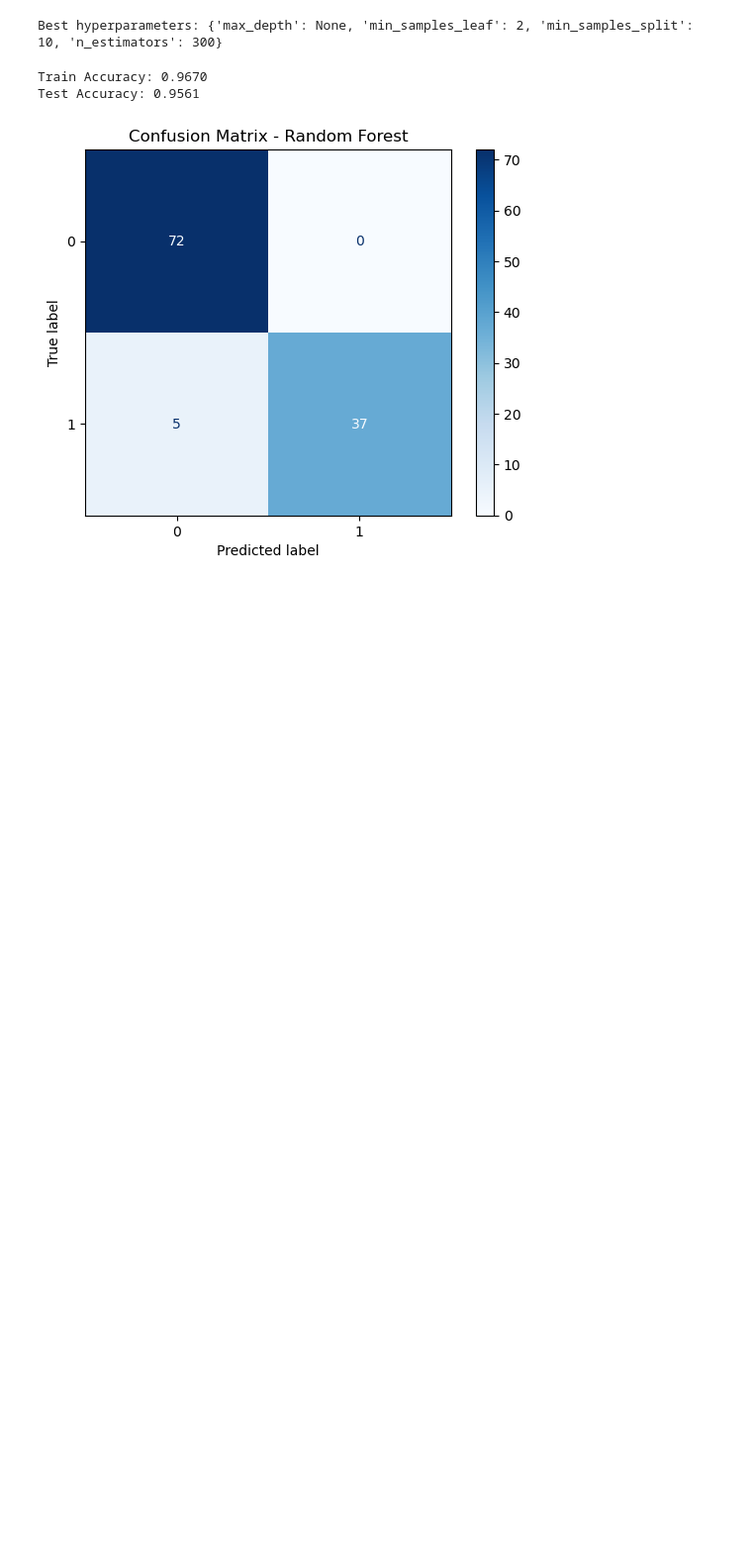
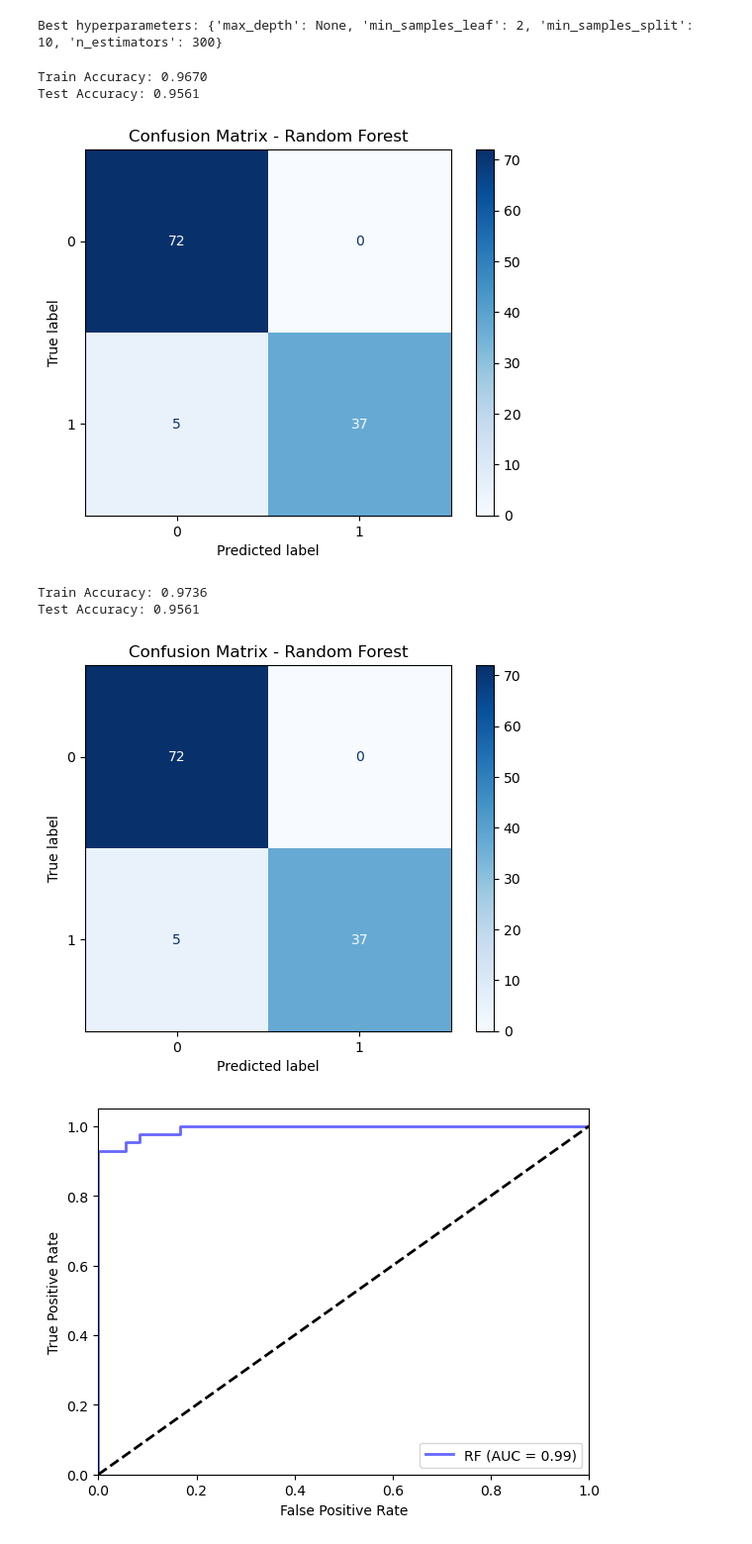
Before and after one commit to ninacunha/DataScienceGeneExpression, a Jupyter notebook: randomforest2.ipynb, the cells around one changed output. Shown at 99% size. Cells and saved outputs as stored; diff of their text form; code cells hidden in the pictures; blank space fills up the shorter version.

```diff
--- a/randomforest2.ipynb
+++ b/randomforest2.ipynb
@@ -140,3 +140,63 @@ plt.show()
 Train Accuracy: 0.9670
 Test Accuracy: 0.9561
 [figure]
+# %%
+from sklearn.metrics import accuracy_score, confusion_matrix, roc_curve, auc, ConfusionMatrixDisplay
+import matplotlib.pyplot as plt
+from sklearn.ensemble import RandomForestClassifier
+
+# Use the top features to subset the training and test sets
+X_train_top = X_train[top_features]
+X_test_top = X_test[top_features]
+
+# Initialize the RandomForest model with the best hyperparameters
+model = RandomForestClassifier(**best_params)
+
+# Train the model on the whole training set with selected features
+model.fit(X_train_top, y_train)
+
+# Predict on the training set and the test set
+y_train_pred = model.predict(X_train_top)
+y_test_pred = model.predict(X_test_top)
+
+# Calculate accuracy for both training and test sets
+train_accuracy = accuracy_score(y_train, y_train_pred)
+test_accuracy = accuracy_score(y_test, y_test_pred)
+
+# Print accuracy results
+print(f"Train Accuracy: {train_accuracy:.4f}")
+print(f"Test Accuracy: {test_accuracy:.4f}")
+
+# Generate confusion matrix for both train and test sets
+train_cm = confusion_matrix(y_train, y_train_pred)
+test_cm = confusion_matrix(y_test, y_test_pred)
+
+# Display confusion matrix for the test set
+disp_rf2 = ConfusionMatrixDisplay(confusion_matrix=test_cm)
+disp_rf2.plot(cmap=plt.cm.Blues)
+plt.title("Confusion Matrix - Random Forest")
+plt.show()
+
+# ROC Curve (for the test set)
+# Calculate the false positive rate, true positive rate, and thresholds
+fpr, tpr, thresholds = roc_curve(y_test, model.predict_proba(X_test_top)[:, 1])
+
+# Calculate AUC (Area Under the Curve)
+roc_auc = auc(fpr, tpr)
+
+# Plot the ROC curve
+plt.figure()
+plt.plot(fpr, tpr, color='blue', lw=2, alpha=0.6, label='RF (AUC = %0.2f)' % roc_auc)
+plt.plot([0, 1], [0, 1], color='black', lw=2, linestyle='--')
+plt.xlim([0.0, 1.0])
+plt.ylim([0.0, 1.05])
+plt.xlabel('False Positive Rate')
+plt.ylabel('True Positive Rate')
+plt.legend(loc='lower right')
+plt.savefig("roc_curve.png", transparent=True, dpi=300)
+plt.show()
+# %% [output]
+Train Accuracy: 0.9736
+Test Accuracy: 0.9561
+[figure, added]
+[figure, added]
```
Also changed, not shown: 1 other file.
